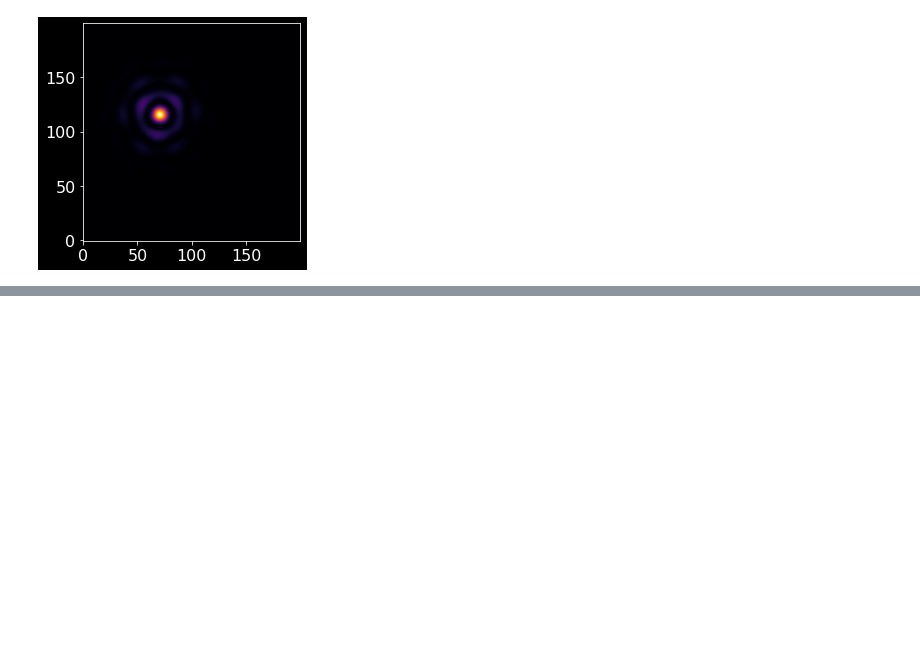
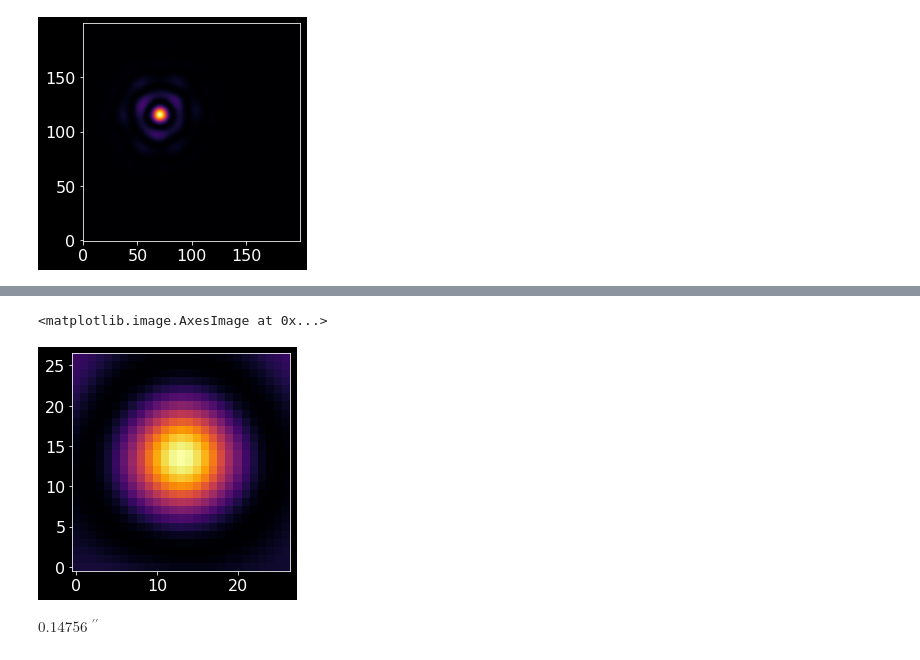
Before and after one commit to roman-corgi/Roman-CGI-Data-Challenge-Tutorials, a Jupyter notebook: Analysis/official2019/04-HLC_photometry_astrometry_ep2_PSF_fit.ipynb, the cells around one changed output, grey strips where cells are left out. Saved outputs shown, nothing was run; the diff lists cells and outputs as text; code cells hidden in the pictures; blank space fills up the shorter version.

```diff
--- a/Analysis/official2019/04-HLC_photometry_astrometry_ep2_PSF_fit.ipynb
+++ b/Analysis/official2019/04-HLC_photometry_astrometry_ep2_PSF_fit.ipynb
@@ -480,0 +520,16 @@ plt.imshow(test_hires_psf)
+# %%
+hires_boxsize = 26
+
+x_offset_hirespix = src_x_offset.to(u.arcsec).value / hires_pixscale_as.value
+y_offset_hirespix = src_y_offset.to(u.arcsec).value / hires_pixscale_as.value
+
+x_cent_hirespix = int(np.round(cx + x_offset_hirespix))
+y_cent_hirespix = int(np.round(cx + y_offset_hirespix))
+
+hires_cutout = hires_psf[y_cent_hirespix - hires_boxsize//2:y_cent_hirespix + hires_boxsize//2 + 1,
+                         x_cent_hirespix - hires_boxsize//2:x_cent_hirespix + hires_boxsize//2 + 1]
+# %%
+plt.imshow(hires_cutout)
+# %% [output]
+<matplotlib.image.AxesImage at 0x...>
+[figure, added]
@@ -480,0 +548,4 @@ plt.imshow(test_hires_psf)
+# %%
+7 * data_pixscale_as
+# %% [output]
+$0.14756 \; \mathrm{{}^{\prime\prime}}$
```
Also changed, not shown: parts of 33 cells of this notebook.
